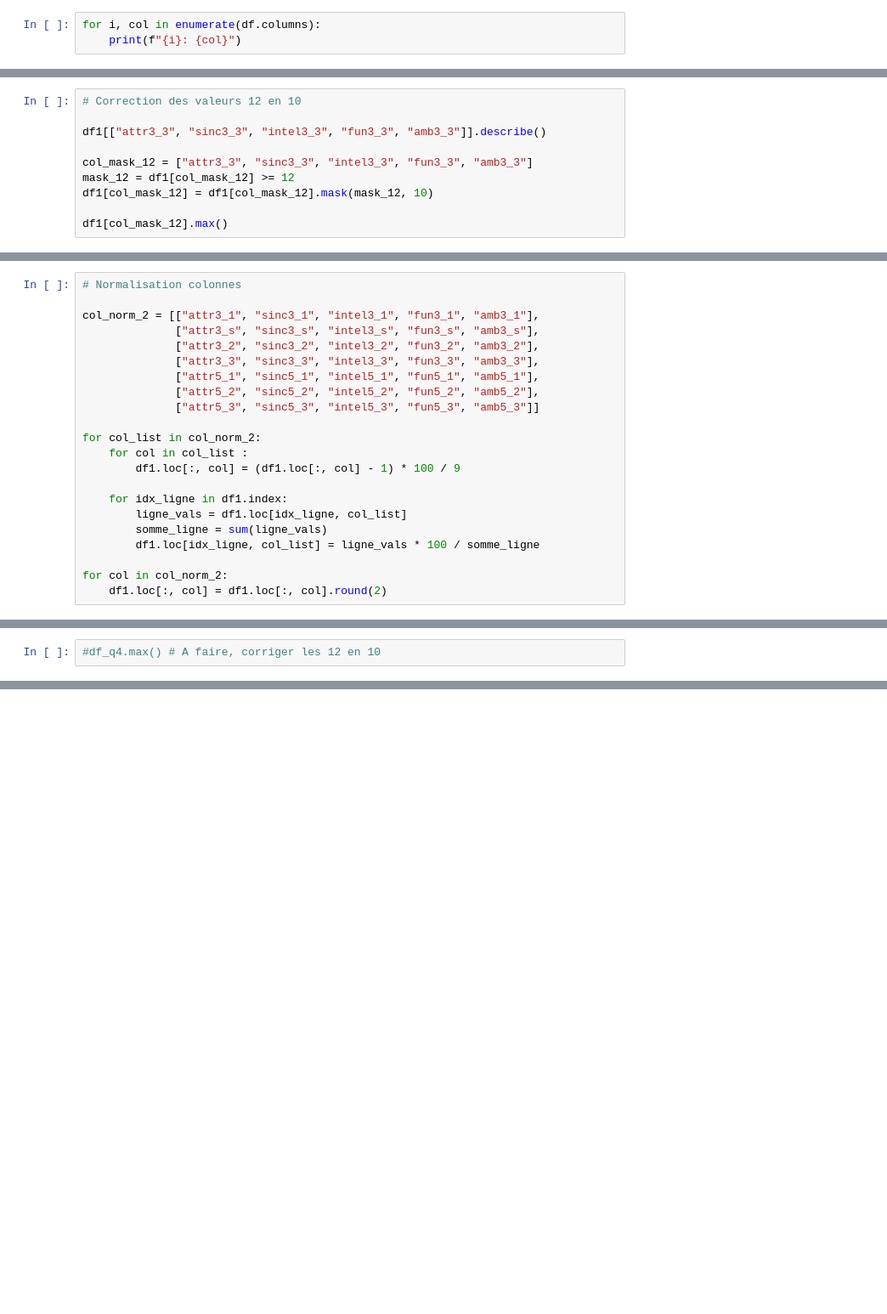
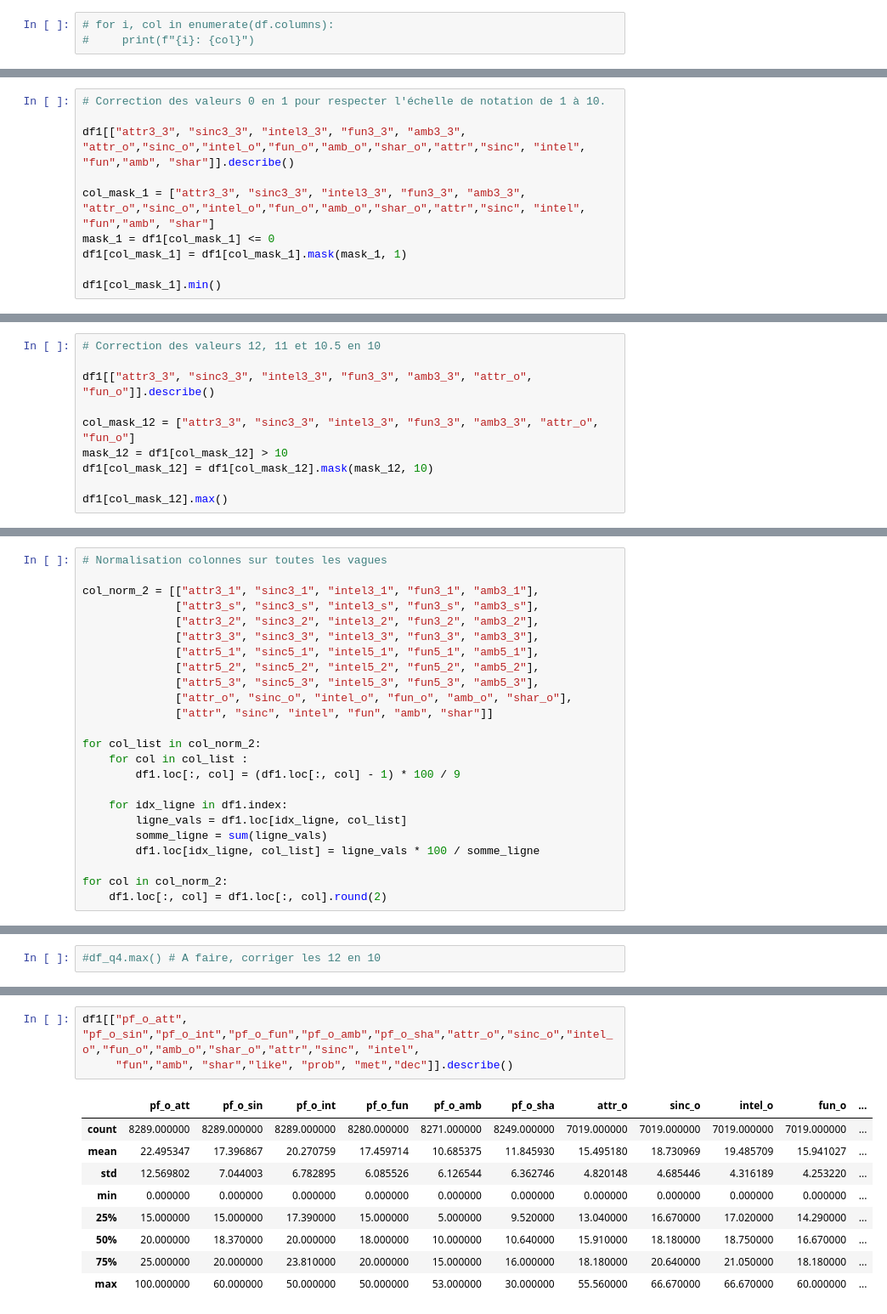
Before and after one commit to Brice601/Fullstack, a Jupyter notebook: EDA/5-ProjetSpeedDating/Project_speed_dating.ipynb, the cells around one changed output, grey strips where cells are left out. Shown at 85% size. Cells and saved outputs as stored; diff of their text form; blank space fills up the shorter version.

```diff
--- a/EDA/5-ProjetSpeedDating/Project_speed_dating.ipynb
+++ b/EDA/5-ProjetSpeedDating/Project_speed_dating.ipynb
@@ -38,5 +38,5 @@ Columns: 195 entries, iid to amb5_3
 dtypes: float64(174), int64(13), object(8)
 memory usage: 12.5+ MB
 # %%
-for i, col in enumerate(df.columns):
-    print(f"{i}: {col}")
+# for i, col in enumerate(df.columns):
+#     print(f"{i}: {col}")
@@ -185,3 +167,13 @@ df1[wav6_9]["attr3_2"]
 3406    6.0
 3407    6.0
 Name: attr3_2, Length: 1562, dtype: float64
+# %%
+# Correction des valeurs 0 en 1 pour respecter l'échelle de notation de 1 à 10.
+
+df1[["attr3_3", "sinc3_3", "intel3_3", "fun3_3", "amb3_3", "attr_o","sinc_o","intel_o","fun_o","amb_o","shar_o","attr","sinc", "intel", "fun","amb", "shar"]].describe()
+
+col_mask_1 = ["attr3_3", "sinc3_3", "intel3_3", "fun3_3", "amb3_3", "attr_o","sinc_o","intel_o","fun_o","amb_o","shar_o","attr","sinc", "intel", "fun","amb", "shar"]
+mask_1 = df1[col_mask_1] <= 0
+df1[col_mask_1] = df1[col_mask_1].mask(mask_1, 1)
+
+df1[col_mask_1].min()
@@ -188,10 +199,10 @@ Name: attr3_2, Length: 1562, dtype: float64
 # %%
-# Correction des valeurs 12 en 10
+# Correction des valeurs 12, 11 et 10.5 en 10
 
-df1[["attr3_3", "sinc3_3", "intel3_3", "fun3_3", "amb3_3"]].describe()
+df1[["attr3_3", "sinc3_3", "intel3_3", "fun3_3", "amb3_3", "attr_o", "fun_o"]].describe()
 
-col_mask_12 = ["attr3_3", "sinc3_3", "intel3_3", "fun3_3", "amb3_3"]
-mask_12 = df1[col_mask_12] >= 12
+col_mask_12 = ["attr3_3", "sinc3_3", "intel3_3", "fun3_3", "amb3_3", "attr_o", "fun_o"]
+mask_12 = df1[col_mask_12] > 10
 df1[col_mask_12] = df1[col_mask_12].mask(mask_12, 10)
 
 df1[col_mask_12].max()
@@ -205,5 +231,5 @@ dtype: float64
 # %%
-# Normalisation colonnes
+# Normalisation colonnes sur toutes les vagues
 
 col_norm_2 = [["attr3_1", "sinc3_1", "intel3_1", "fun3_1", "amb3_1"],
               ["attr3_s", "sinc3_s", "intel3_s", "fun3_s", "amb3_s"],
@@ -211,7 +237,9 @@ col_norm_2 = [["attr3_1", "sinc3_1", "intel3_1", "fun3_1", "amb3_1"],
               ["attr3_3", "sinc3_3", "intel3_3", "fun3_3", "amb3_3"],
               ["attr5_1", "sinc5_1", "intel5_1", "fun5_1", "amb5_1"],
               ["attr5_2", "sinc5_2", "intel5_2", "fun5_2", "amb5_2"],
-              ["attr5_3", "sinc5_3", "intel5_3", "fun5_3", "amb5_3"]]
+              ["attr5_3", "sinc5_3", "intel5_3", "fun5_3", "amb5_3"],
+              ["attr_o", "sinc_o", "intel_o", "fun_o", "amb_o", "shar_o"],
+              ["attr", "sinc", "intel", "fun", "amb", "shar"]]
 
 for col_list in col_norm_2:
     for col in col_list :
@@ -435,0 +421,13 @@ Hormis les hommes qui pensent qu'on les perçoit moins sincères.
+# %%
+df1[["pf_o_att", "pf_o_sin","pf_o_int","pf_o_fun","pf_o_amb","pf_o_sha","attr_o","sinc_o","intel_o","fun_o","amb_o","shar_o","attr","sinc", "intel",
+     "fun","amb", "shar","like", "prob", "met","dec"]].describe()
+# %% [output]
+|  | pf_o_att | pf_o_sin | pf_o_int | pf_o_fun | pf_o_amb | pf_o_sha | attr_o | sinc_o | intel_o | fun_o | ... |
+| count | 8289.000000 | 8289.000000 | 8289.000000 | 8280.000000 | 8271.000000 | 8249.000000 | 7019.000000 | 7019.000000 | 7019.000000 | 7019.000000 | ... |
+| mean | 22.495347 | 17.396867 | 20.270759 | 17.459714 | 10.685375 | 11.845930 | 15.495180 | 18.730969 | 19.485709 | 15.941027 | ... |
+| std | 12.569802 | 7.044003 | 6.782895 | 6.085526 | 6.126544 | 6.362746 | 4.820148 | 4.685446 | 4.316189 | 4.253220 | ... |
+| min | 0.000000 | 0.000000 | 0.000000 | 0.000000 | 0.000000 | 0.000000 | 0.000000 | 0.000000 | 0.000000 | 0.000000 | ... |
+| 25% | 15.000000 | 15.000000 | 17.390000 | 15.000000 | 5.000000 | 9.520000 | 13.040000 | 16.670000 | 17.020000 | 14.290000 | ... |
+| 50% | 20.000000 | 18.370000 | 20.000000 | 18.000000 | 10.000000 | 10.640000 | 15.910000 | 18.180000 | 18.750000 | 16.670000 | ... |
+| 75% | 25.000000 | 20.000000 | 23.810000 | 20.000000 | 15.000000 | 16.000000 | 18.180000 | 20.640000 | 21.050000 | 18.180000 | ... |
+| max | 100.000000 | 60.000000 | 50.000000 | 50.000000 | 53.000000 | 30.000000 | 55.560000 | 66.670000 | 66.670000 | 60.000000 | ... |
```
Also changed, not shown: parts of 30 cells of this notebook, 3 other files.
